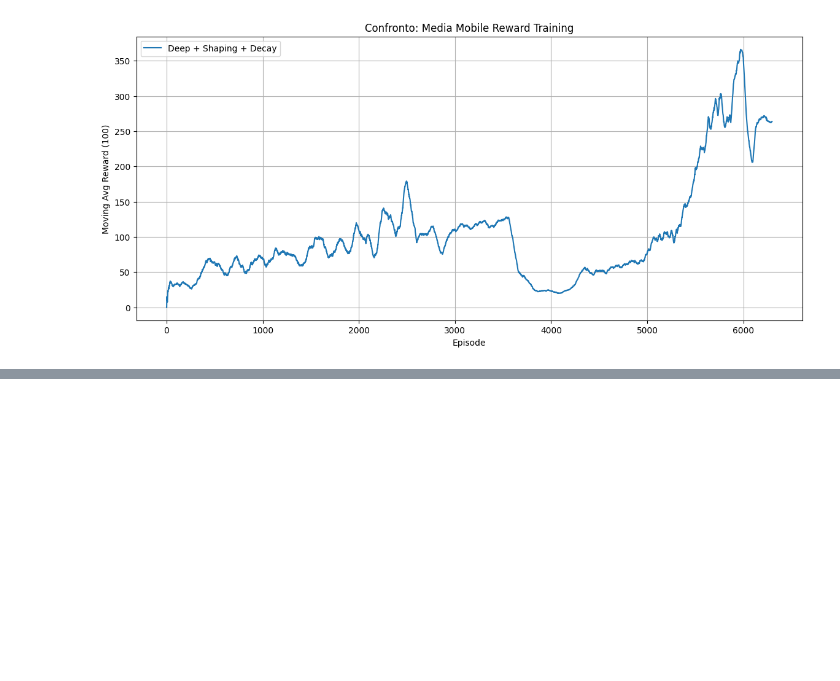
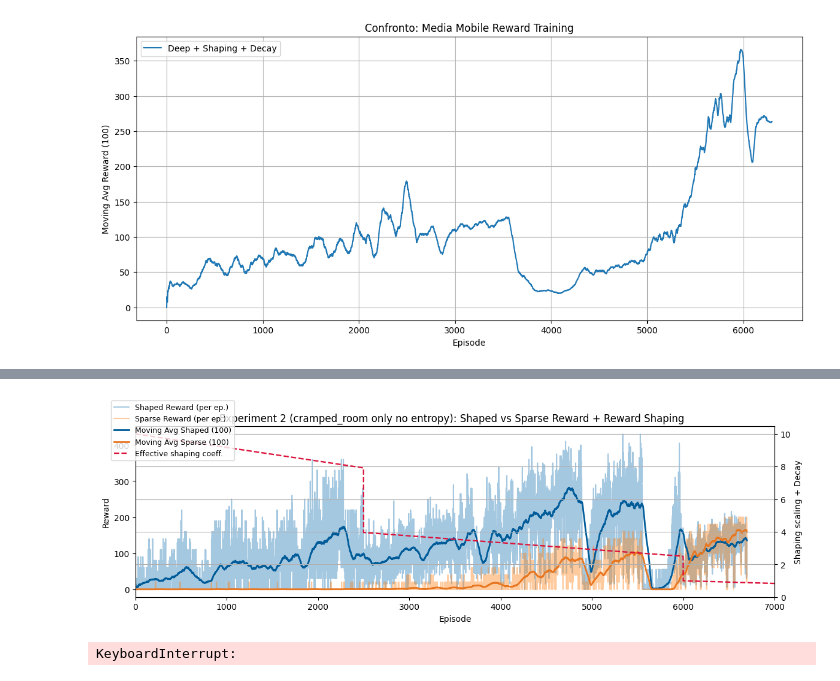
Before and after one commit to Gabrocecco/multi_agent_rl_final_project, a Jupyter notebook: notebooks/analysis.ipynb, the cells around one changed output, grey strips where cells are left out. Cells and saved outputs as stored; diff of their text form; code cells hidden in the pictures; blank space fills up the shorter version.

```diff
--- a/notebooks/analysis.ipynb
+++ b/notebooks/analysis.ipynb
@@ -245,0 +281,67 @@ KeyboardInterrupt:
+# %%
+import pandas as pd
+import matplotlib.pyplot as plt
+import numpy as np
+import time
+from IPython.display import clear_output
+
+refresh_time = 30  # puoi cambiare
+max_episodes = 7000   # limite nuovo
+
+log_path = "/home/gabro/Desktop/AAS/final_project/overcooked_rl/cramped_room/logs/train_log_PPO_deep_shaping-decay-15000new_setup_15000_full_log_2_20250524_115128.csv"
+
+while True:
+    clear_output(wait=True)
+    try:
+        df = pd.read_csv(log_path)
+        # Limita il dataframe alle prime max_episodes
+        df = df[df["episode"] <= max_episodes]
+        if df.shape[0] == 0:
+            print("Aspetto dati nel CSV...")
+            time.sleep(refresh_time)
+            continue
+
+        episodes = df["episode"]
+        full_episodes = np.arange(0, max_episodes + 1)
+        decay_factor = np.maximum(0.0, 1.0 - full_episodes / 12000)
+        scale = np.where(full_episodes < 2500, 10.0, np.where(full_episodes < 6000, 5.0, 2.0))
+        shaping_coeff = scale * decay_factor
+
+        # --- 1. Shaped vs Sparse Reward (totali per episodio) + moving avg + schedule ---
+        fig, ax1 = plt.subplots(figsize=(12, 4))
+        ax1.plot(episodes, df["total_shaped_reward"], alpha=0.4, label="Shaped Reward (per ep.)", color="#1f77b4")
+        ax1.plot(episodes, df["total_sparse_reward"], alpha=0.4, label="Sparse Reward (per ep.)", color="#ff7f0e")
+        if "moving_avg_shaped_reward" in df.columns:
+            ax1.plot(episodes, df["moving_avg_shaped_reward"], lw=2, label="Moving Avg Shaped (100)", color="#005c99")
+        if "moving_avg_sparse_reward" in df.columns:
+            ax1.plot(episodes, df["moving_avg_sparse_reward"], lw=2, label="Moving Avg Sparse (100)", color="#e87722")
+        ax1.set_xlabel("Episode")
+        ax1.set_ylabel("Reward")
+        ax1.set_xlim([0, max_episodes])
+
+        # Secondo asse: plot dei coefficienti di shaping/decay
+        ax2 = ax1.twinx()
+        # ax2.plot(full_episodes, scale, ls='--', lw=1.7, label="Shaping scale (step)", color="purple")
+        # ax2.plot(full_episodes, decay_factor, ls='-.', lw=1.7, label="Decay factor", color="limegreen")
+        ax2.plot(full_episodes, shaping_coeff, ls='--', lw=1.7, label="Effective shaping coeff.", color="crimson")
+        ax2.set_ylabel("Shaping scaling + Decay")
+        ax2.set_ylim(bottom=0)
+        ax2.set_xlim([0, max_episodes])
+
+        # Unica legenda per tutto
+        lines1, labels1 = ax1.get_legend_handles_labels()
+        lines2, labels2 = ax2.get_legend_handles_labels()
+        fig.legend(lines1 + lines2, labels1 + labels2, loc="upper centre", bbox_to_anchor=(0.02,0.98), fontsize=9)
+        plt.title("Experiment 2 (cramped_room only no entropy): Shaped vs Sparse Reward + Reward Shaping  ")
+        plt.grid(True)
+        plt.tight_layout(rect=[0,0,1,0.95])
+        plt.show()
+
+        # --- (altri plot e summary invariati) ---
+
+    except Exception as e:
+        print(f"Attesa dati nel log... {e}")
+    time.sleep(refresh_time)
+# %% [output]
+[figure, added]
+KeyboardInterrupt:
```
Also changed, not shown: parts of 7 cells of this notebook, 3 other files.
